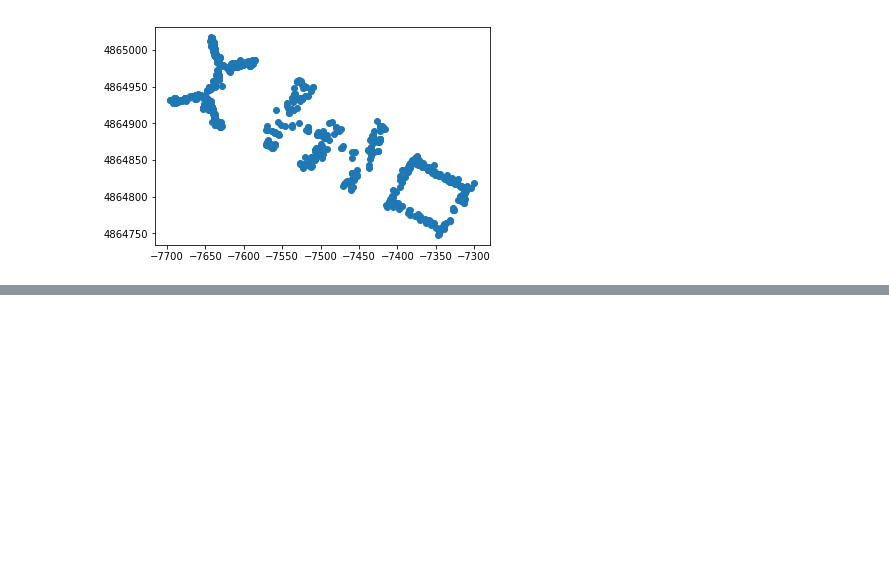
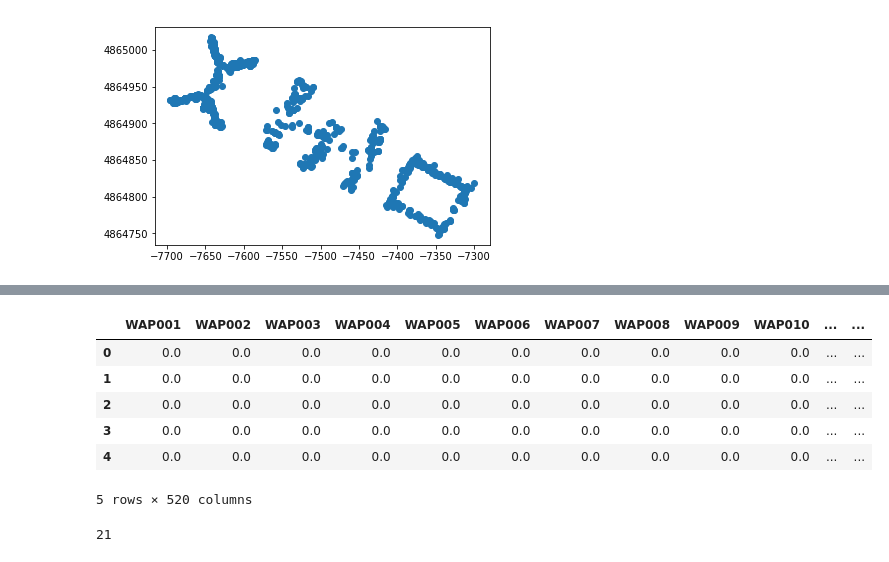
Before and after one commit to JeehunPark/DS, a Jupyter notebook: Python/Wifi/Wifi_locale.ipynb, the cells around one changed output, grey strips where cells are left out. Cells and saved outputs as stored; diff of their text form; code cells hidden in the pictures; blank space fills up the shorter version.

```diff
--- a/Python/Wifi/Wifi_locale.ipynb
+++ b/Python/Wifi/Wifi_locale.ipynb
@@ -555,0 +568,10 @@ plt.show()
+# %%
+nor_validation.head()
+# %% [output]
+|  | WAP001 | WAP002 | WAP003 | WAP004 | WAP005 | WAP006 | WAP007 | WAP008 | WAP009 | WAP010 | ... | ... |
+| 0 | 0.0 | 0.0 | 0.0 | 0.0 | 0.0 | 0.0 | 0.0 | 0.0 | 0.0 | 0.0 | ... | ... |
+| 1 | 0.0 | 0.0 | 0.0 | 0.0 | 0.0 | 0.0 | 0.0 | 0.0 | 0.0 | 0.0 | ... | ... |
+| 2 | 0.0 | 0.0 | 0.0 | 0.0 | 0.0 | 0.0 | 0.0 | 0.0 | 0.0 | 0.0 | ... | ... |
+| 3 | 0.0 | 0.0 | 0.0 | 0.0 | 0.0 | 0.0 | 0.0 | 0.0 | 0.0 | 0.0 | ... | ... |
+| 4 | 0.0 | 0.0 | 0.0 | 0.0 | 0.0 | 0.0 | 0.0 | 0.0 | 0.0 | 0.0 | ... | ... |
+5 rows × 520 columns
@@ -555,0 +586,4 @@ plt.show()
+# %%
+len(raw_validation[raw_validation["BUILDINGID"]-predict_building != 0])
+# %% [output]
+21
```
Also changed, not shown: parts of 8 cells of this notebook.
